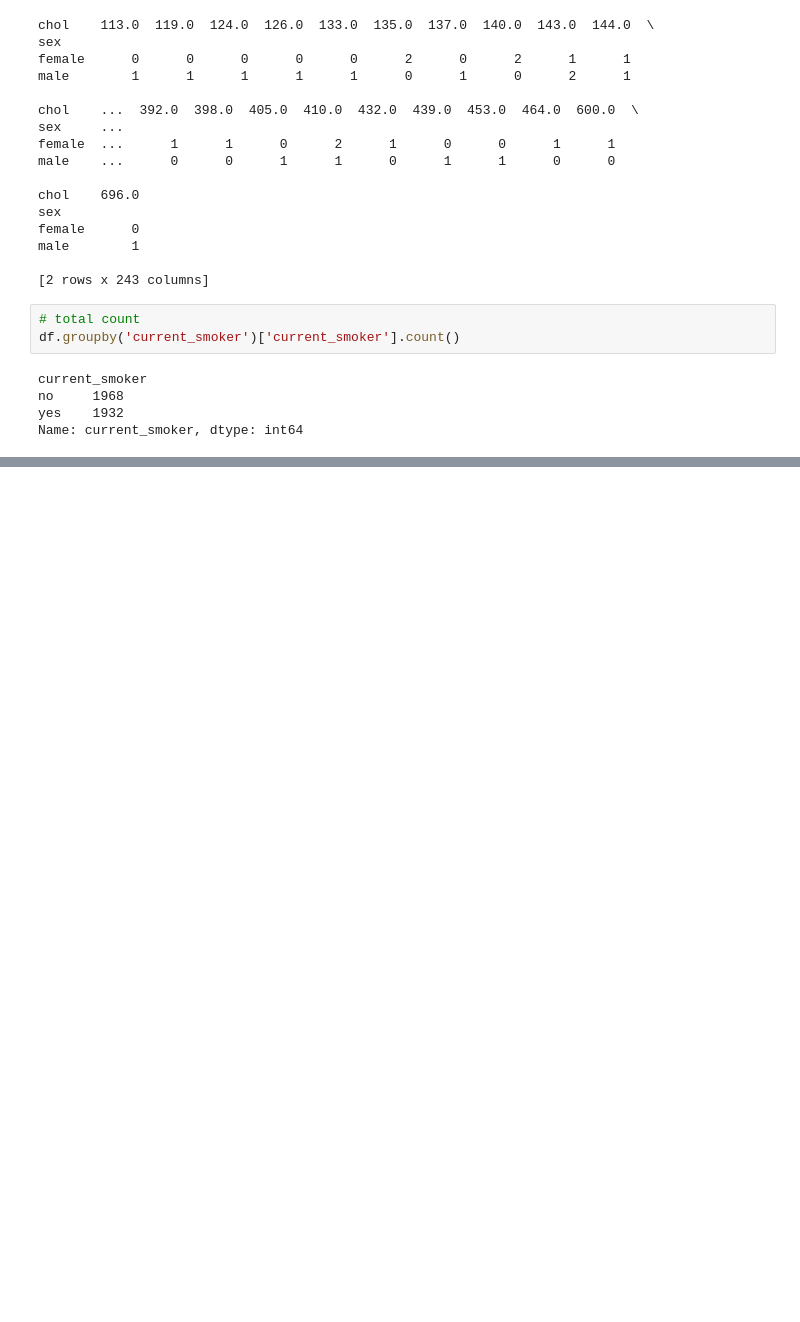
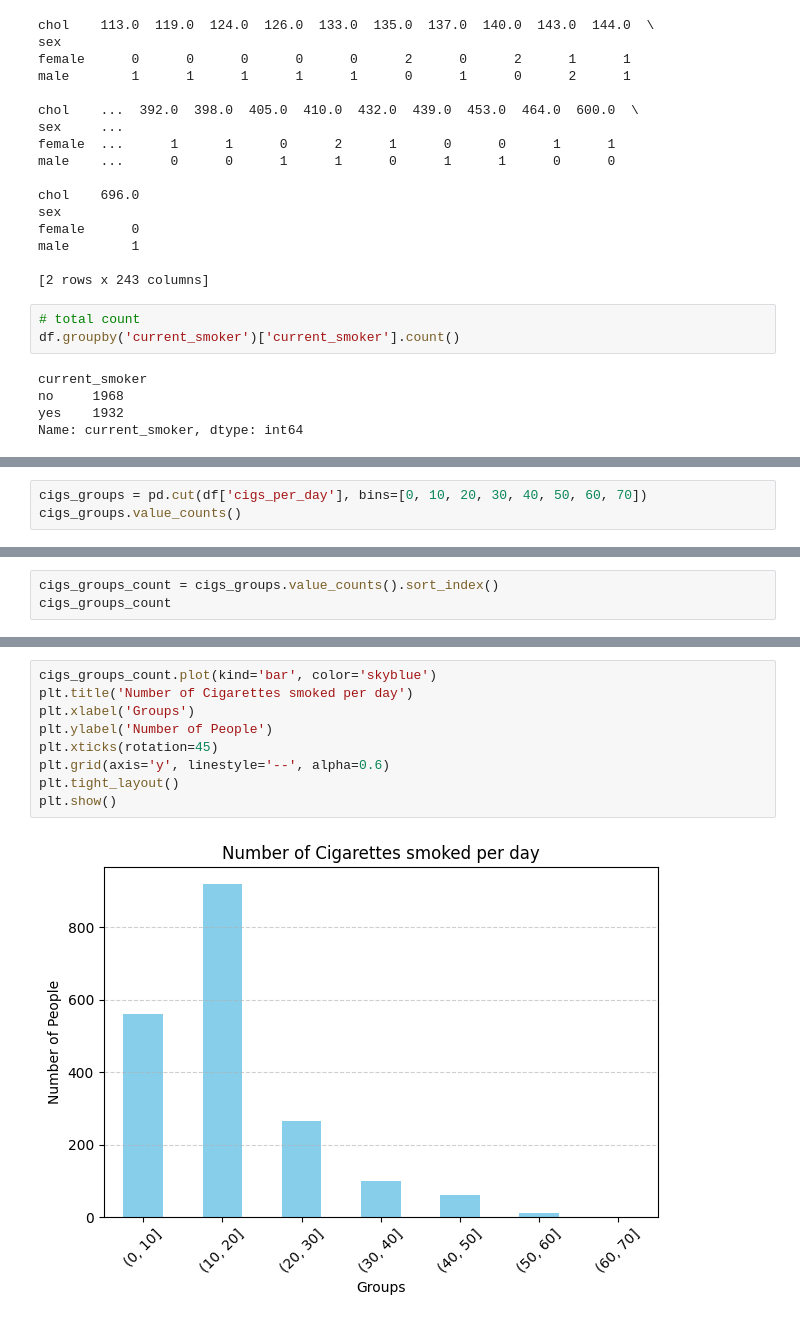
Before and after one commit to 254Bit/SmokersHealthData, a Jupyter notebook: smoking_health_data.ipynb, the cells around one changed output, grey strips where cells are left out. Saved outputs shown, nothing was run; the diff lists cells and outputs as text; blank space fills up the shorter version.

Commit message:
Visual analysis

```diff
--- a/smoking_health_data.ipynb
+++ b/smoking_health_data.ipynb
@@ -134,0 +137,3 @@ Name: current_smoker, dtype: int64
+# %%
+cigs_groups = pd.cut(df['cigs_per_day'], bins=[0, 10, 20, 30, 40, 50, 60, 70])
+cigs_groups.value_counts()
@@ -134,0 +150,3 @@ Name: current_smoker, dtype: int64
+# %%
+cigs_groups_count = cigs_groups.value_counts().sort_index()
+cigs_groups_count
@@ -134,0 +163,11 @@ Name: current_smoker, dtype: int64
+# %%
+cigs_groups_count.plot(kind='bar', color='skyblue')
+plt.title('Number of Cigarettes smoked per day')
+plt.xlabel('Groups')
+plt.ylabel('Number of People')
+plt.xticks(rotation=45)
+plt.grid(axis='y', linestyle='--', alpha=0.6)
+plt.tight_layout()
+plt.show()
+# %% [output]
+[figure, added]
```
Also changed, not shown: parts of 8 cells of this notebook.
